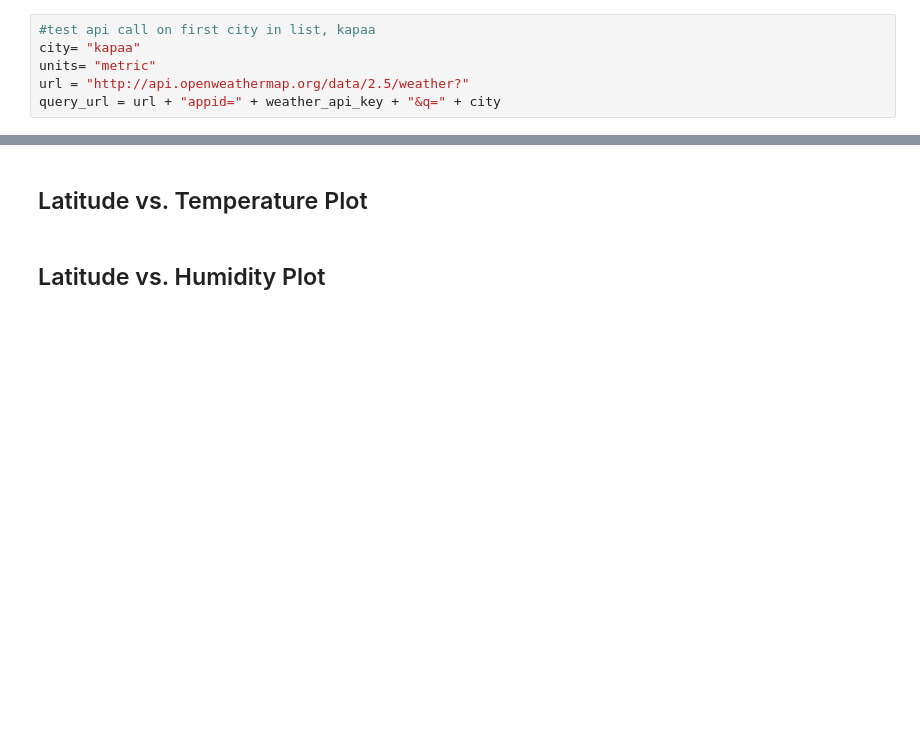
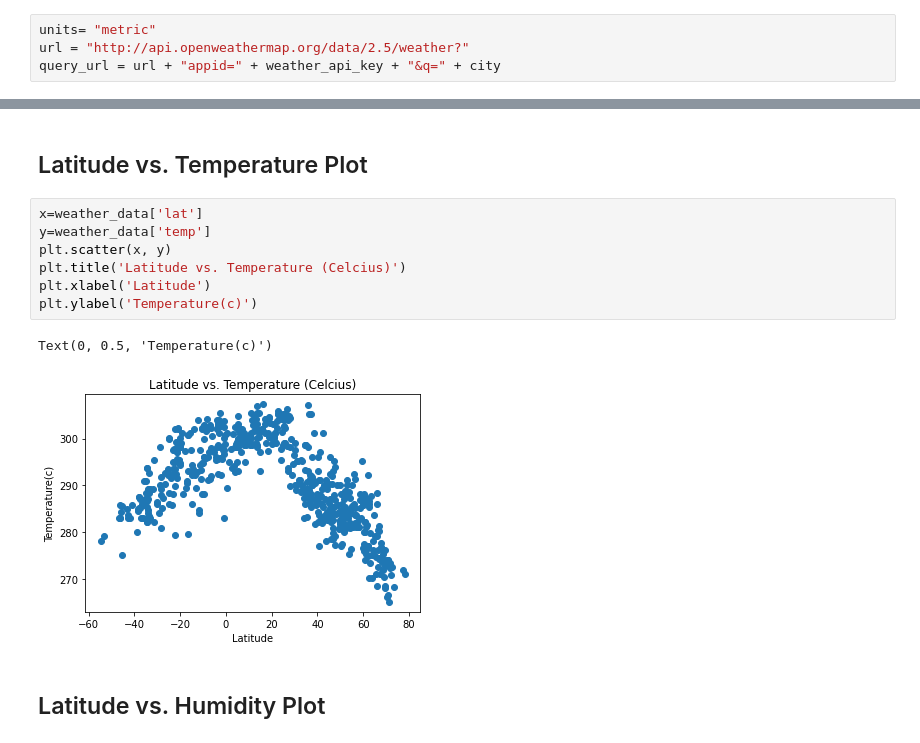
Before and after one commit to melfraas/python-api-challenge, a Jupyter notebook: starter_code/WeatherPy.ipynb, the cells around one changed output, grey strips where cells are left out. Cells and saved outputs as stored; diff of their text form; blank space fills up the shorter version.

Commit message:
scatter plots added until cloudiness

```diff
--- a/starter_code/WeatherPy.ipynb
+++ b/starter_code/WeatherPy.ipynb
@@ -59,8 +59,6 @@ len(cities)
 * Perform a weather check on each city using a series of successive API calls.
 * Include a print log of each city as it'sbeing processed (with the city number and city name).
 # %%
-#test api call on first city in list, kapaa
-city= "kapaa"
 units= "metric"
 url = "http://api.openweathermap.org/data/2.5/weather?"
 query_url = url + "appid=" + weather_api_key + "&q=" + city
@@ -201,5 +180,15 @@ Skip this step if there are no cities that have humidity > 100%.
 * Save the plotted figures as .pngs.
 # %% [markdown]
 ## Latitude vs. Temperature Plot
+# %%
+x=weather_data['lat']
+y=weather_data['temp']
+plt.scatter(x, y)
+plt.title('Latitude vs. Temperature (Celcius)')
+plt.xlabel('Latitude')
+plt.ylabel('Temperature(c)')
+# %% [output]
+Text(0, 0.5, 'Temperature(c)')
+[figure, added]
 # %% [markdown]
 ## Latitude vs. Humidity Plot
```
Also changed, not shown: parts of 11 cells of this notebook, 1 other file.
